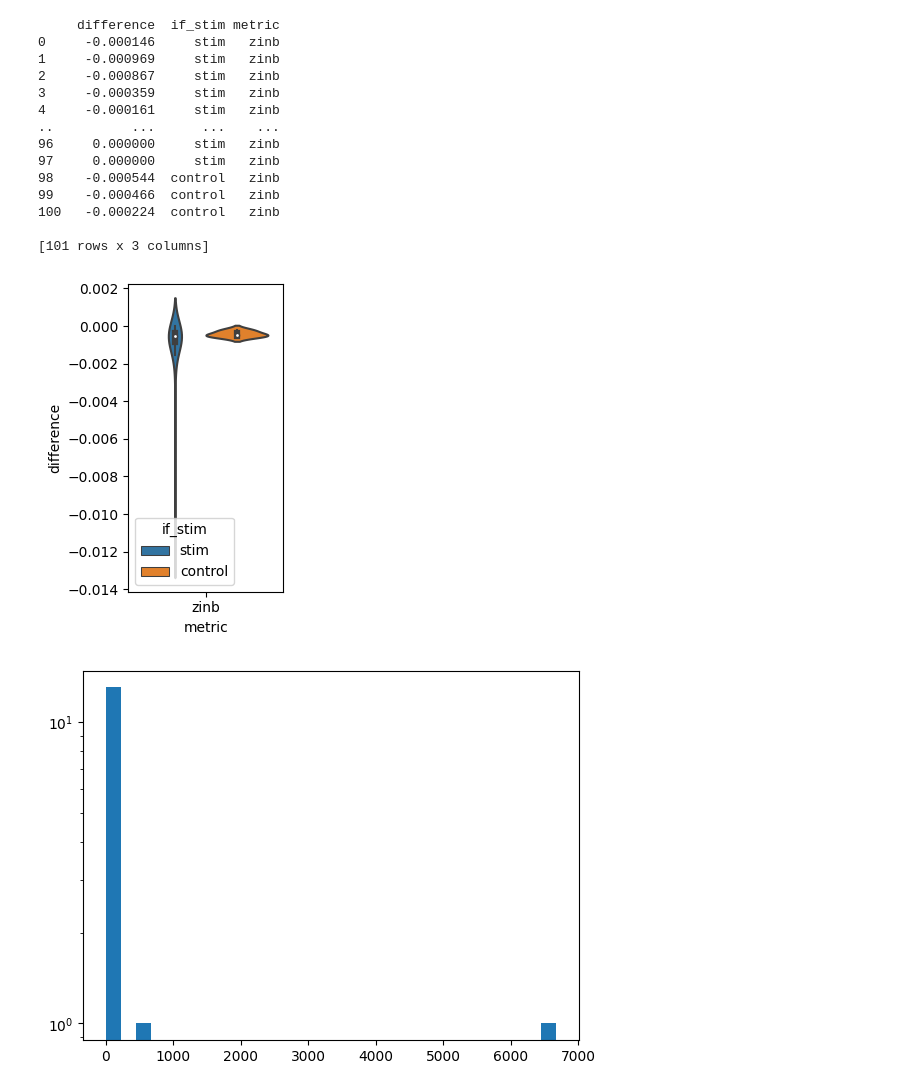
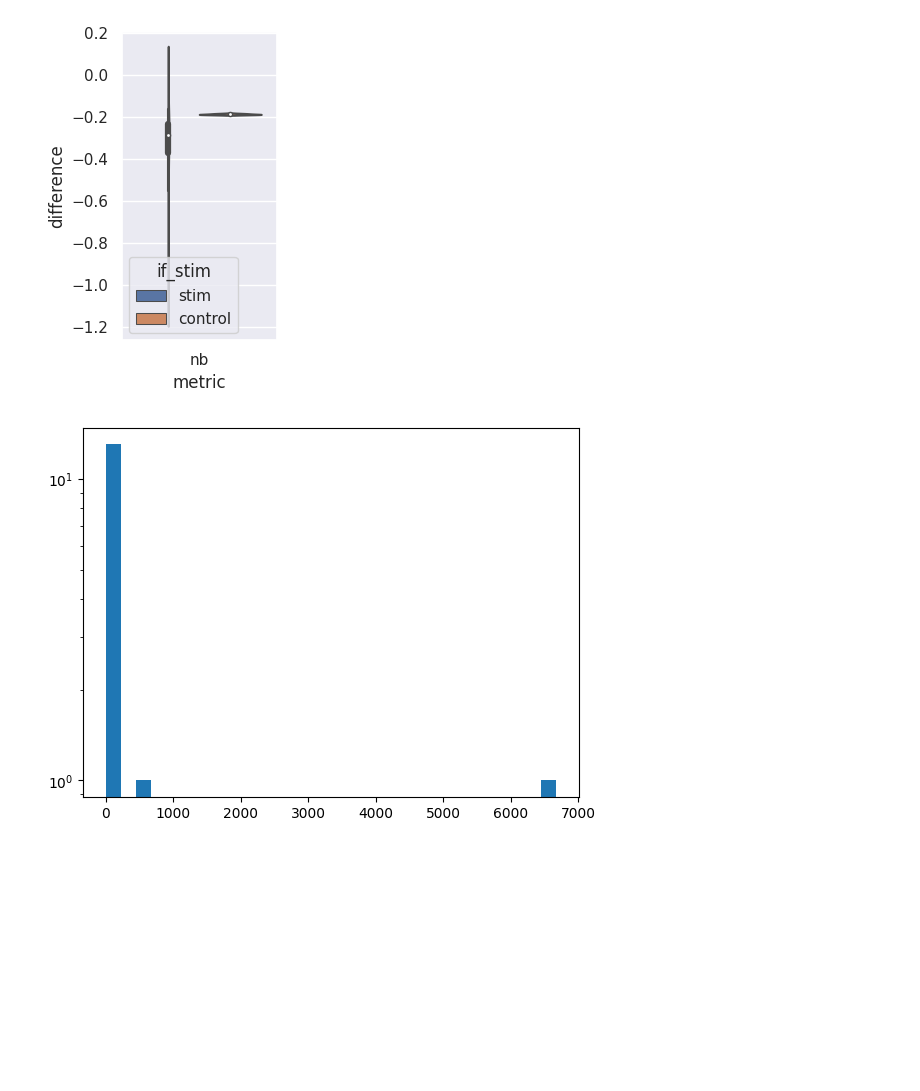
Before and after one commit to theislab/perturbation-metrics, a Jupyter notebook: 4_fit_ZINB_Loss.ipynb, the cells around one changed output. Drawn from its saved outputs; the diff is of its cells as text; code cells hidden in the pictures; blank space fills up the shorter version.

```diff
--- a/4_fit_ZINB_Loss.ipynb
+++ b/4_fit_ZINB_Loss.ipynb
@@ -464,0 +459,33 @@ Warning: Maximum number of iterations has been exceeded.
+# %%
+def nb_fit_ctrl(adata,ctrl,conditions,stim_str,sample_ctrl=False,ctrl1=None,ctrl2=None):
+    if sample_ctrl:
+        x,y=ctrl1,ctrl2
+    else:
+        x=ctrl
+        y=data_prep(adata,conditions)
+
+    x,y=dist_based(x,y)
+    alpha_x, const_x =process_per_batch(x,0,99,True)# fit x and plug in y
+
+    out=0
+    count=0
+    for i in range(x.shape[0]):
+        if all(elem == 0 for elem in x[i]):
+            continue
+        if all(elem == 0 for elem in y[i]):
+            continue
+        else:
+          NoneType = type(None)
+          if isinstance(const_x[i], NoneType) or isinstance(alpha_x[i], NoneType):
+              continue
+          else:
+              count+=1
+              output,nan=compute_log_zinb(y[i],const_x[i],alpha_x[i],True)
+              out+=output
+              count-=nan
+
+    if count==0:
+      count=1# to avoid divison by zero
+
+    return out/count
+differece1,if_stim1,metric1=test_get_data(nb_fit_ctrl,train,'nb')
@@ -483,31 +528,18 @@ plt.savefig('box-output.png')
 # %%
 import pandas as pd
 import seaborn as sns
-df=pd.DataFrame({'difference':differece0, 'if_stim':if_stim0, 'metric':metric0})
+df=pd.DataFrame({'difference':differece1, 'if_stim':if_stim1, 'metric':metric1})
 plt.figure(figsize=(2, 4))
-print(df)
+
+# print(df['difference'])
 # box_plot=sns.boxplot(data=df,x="metric", y="difference", hue="if_stim")
 # plt.savefig('box-output.png')
 # strip_plot=sns.stripplot(data=df,x="metric", y="difference",c='r', hue="if_stim")
 # plt.savefig('strip-output.png')
 violin_plot=sns.violinplot(data=df,x="metric", y="difference", hue="if_stim")
-plt.savefig('violin-output2.png')
+# plt.savefig('violin-output2.png')
 # %% [output]
-     difference  if_stim metric
-0     -0.000146     stim   zinb
-1     -0.000969     stim   zinb
-2     -0.000867     stim   zinb
-3     -0.000359     stim   zinb
-4     -0.000161     stim   zinb
-..          ...      ...    ...
-96     0.000000     stim   zinb
-97     0.000000     stim   zinb
-98    -0.000544  control   zinb
-99    -0.000466  control   zinb
-100   -0.000224  control   zinb
-
-[101 rows x 3 columns]
-[figure, old version]
+[figure, new version]
 # %%
 endog=[6679,469,151,0,27,12,5,5,3,6,2,0,1,0,1]
 exog=np.ones_like(endog)
```
Also changed, not shown: parts of 7 cells of this notebook.
